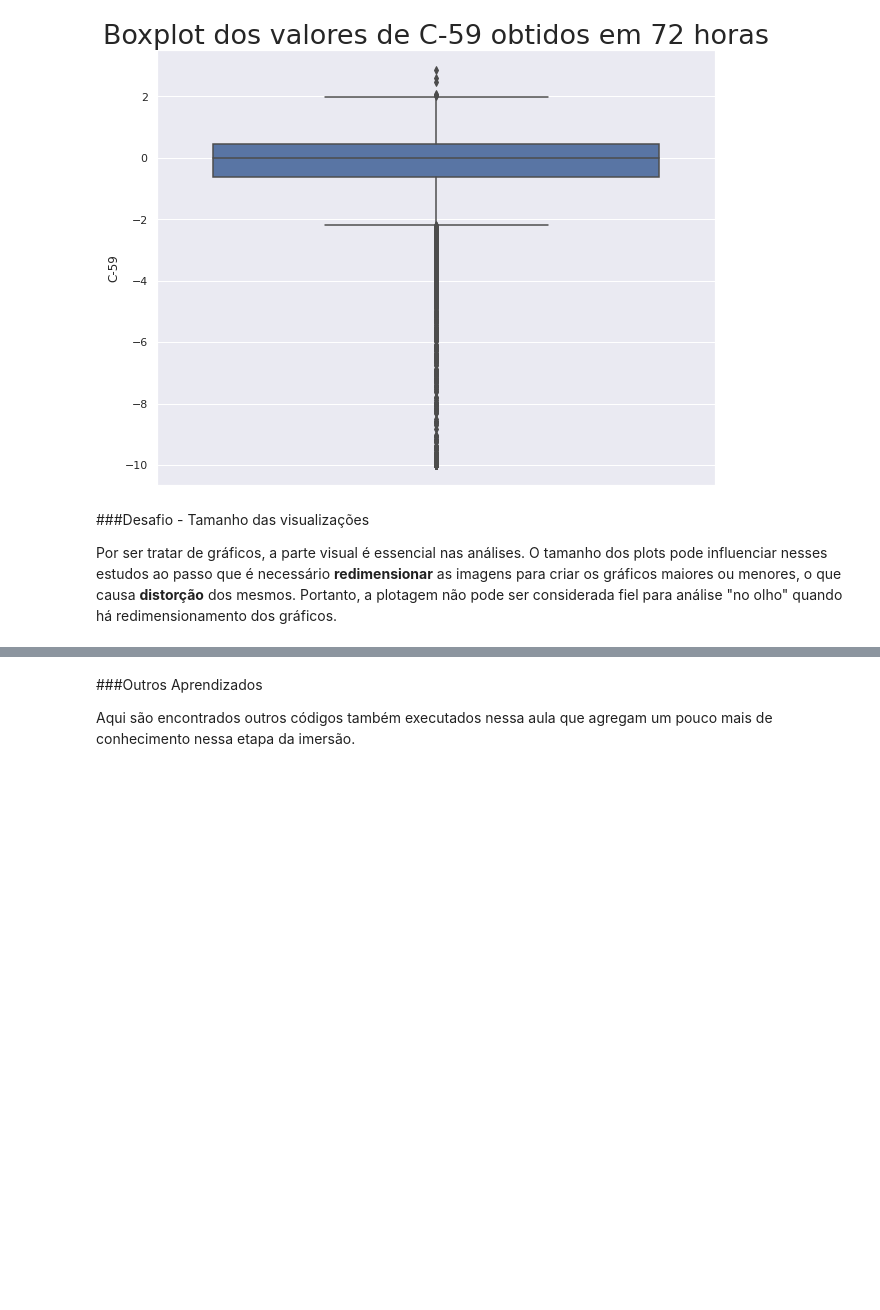
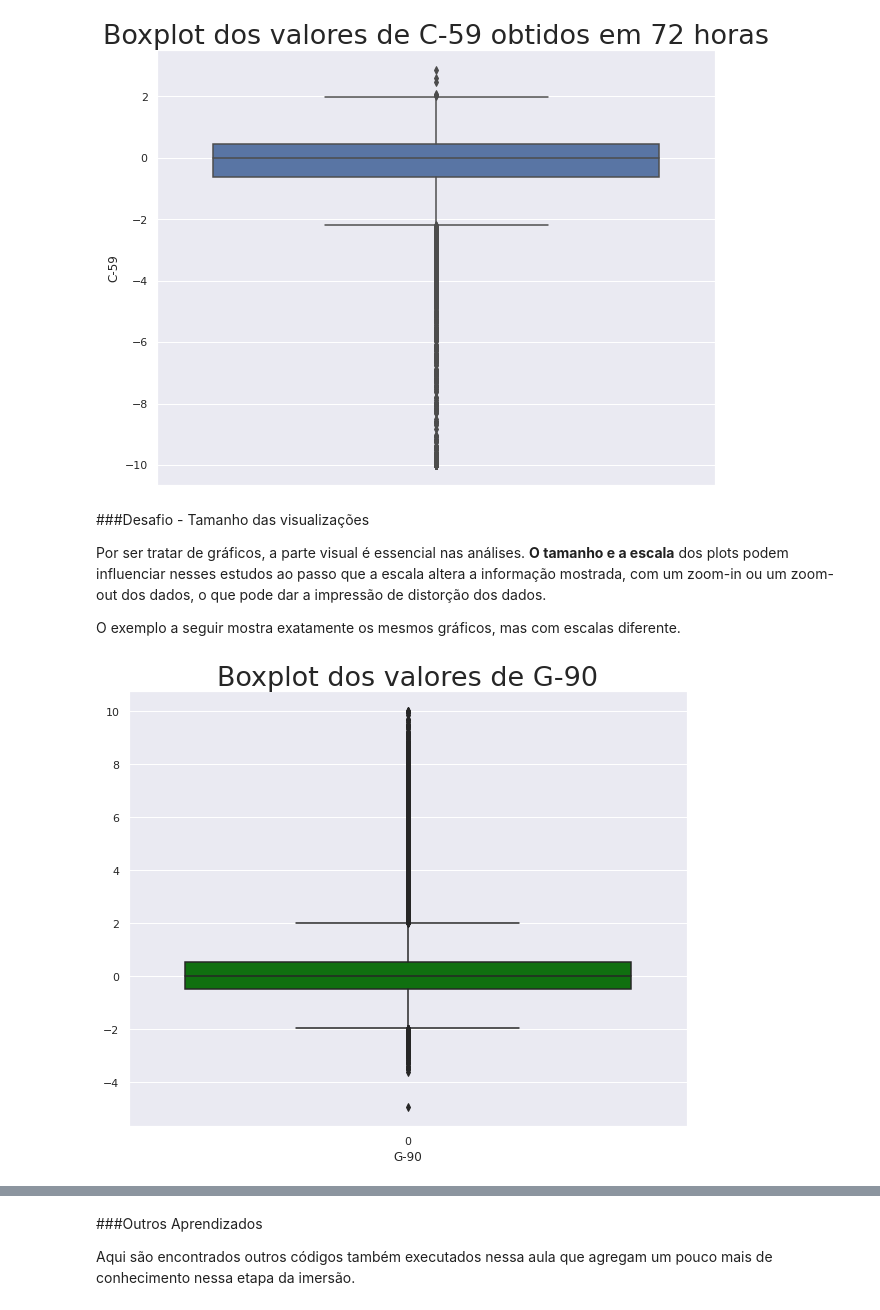
Before and after one commit to ThiagoMonica/Imersao_Dados_Alura, a Jupyter notebook: Aula_2.ipynb, the cells around one changed output, grey strips where cells are left out. Saved outputs shown, nothing was run; the diff lists cells and outputs as text; code cells hidden in the pictures; blank space fills up the shorter version.

```diff
--- a/Aula_2.ipynb
+++ b/Aula_2.ipynb
@@ -416,4 +416,18 @@ plt.show()
 # %% [markdown]
 ###Desafio - Tamanho das visualizações
 
-Por ser tratar de gráficos, a parte visual é essencial nas análises. O tamanho dos plots pode influenciar nesses estudos ao passo que é necessário **redimensionar** as imagens para criar os gráficos maiores ou menores, o que causa **distorção** dos mesmos. Portanto, a plotagem não pode ser considerada fiel para análise "no olho" quando há redimensionamento dos gráficos.
+Por ser tratar de gráficos, a parte visual é essencial nas análises. **O tamanho e a escala** dos plots podem influenciar nesses estudos ao passo que a escala altera a informação mostrada, com um zoom-in ou um zoom-out dos dados, o que pode dar a impressão de distorção dos dados.
+
+O exemplo a seguir mostra exatamente os mesmos gráficos, mas com escalas diferente.
+# %%
+#Gráfico 1
+plt.figure(figsize=(10,8))
+
+ax = sns.boxplot(data=dados['g-90'], color='green')
+
+ax.set_title('Boxplot dos valores de G-90',fontsize=27)
+ax.set(xlabel='G-90')
+
+plt.show()
+# %% [output]
+[figure, added]
```
Also changed, not shown: parts of 2 cells of this notebook.
